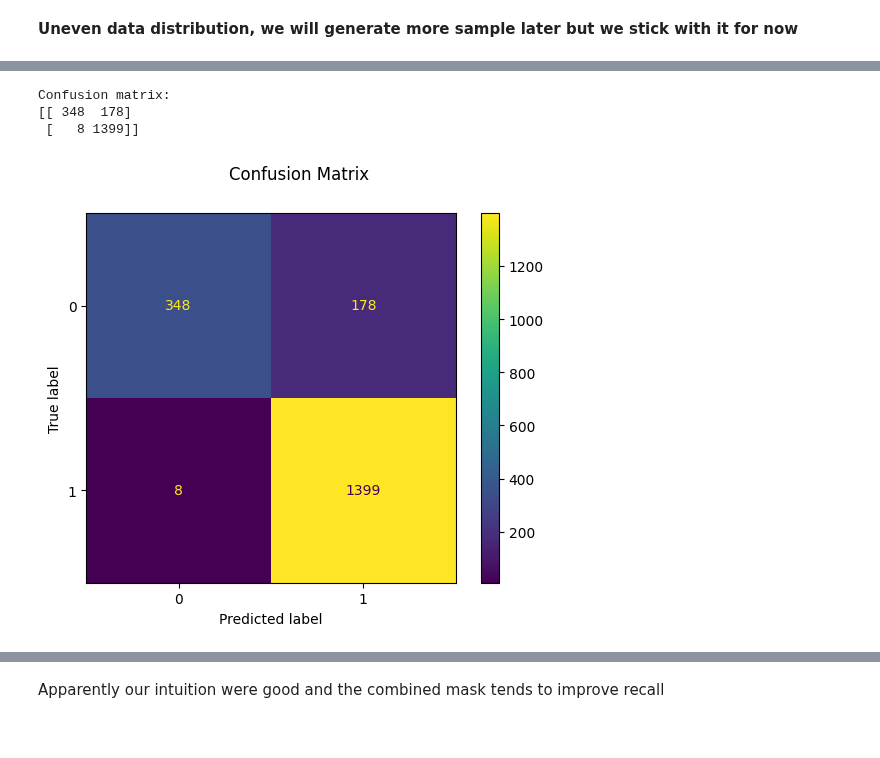
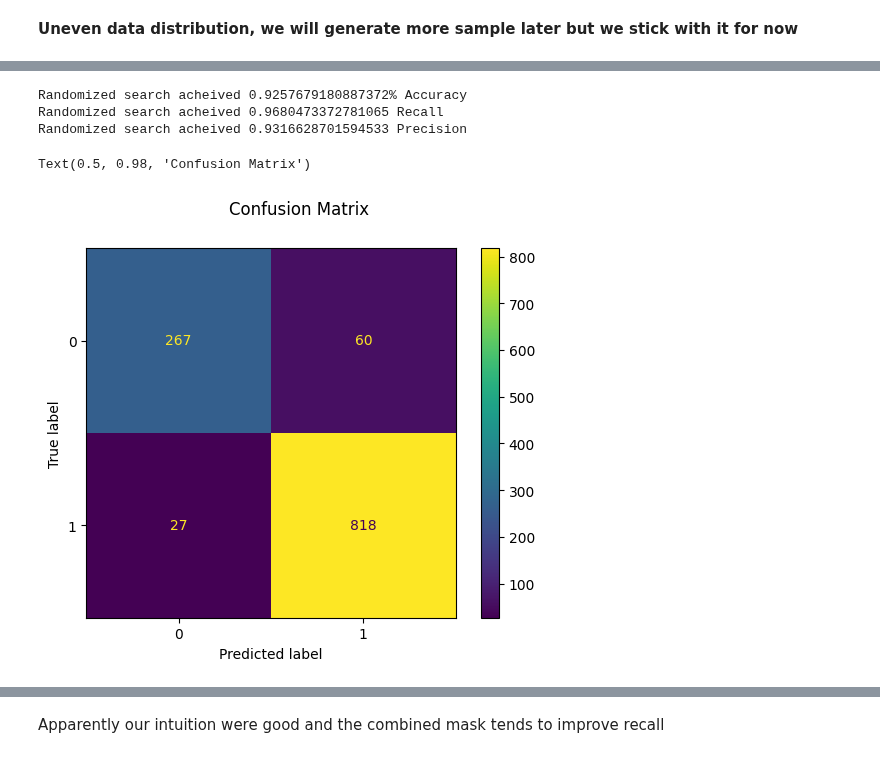
Before and after one commit to lucas066001/IllnessRecognition, a Jupyter notebook: app/ml/modelsFindingTwoClasses.ipynb, the cells around one changed output, grey strips where cells are left out. Saved outputs shown, nothing was run; the diff lists cells and outputs as text; code cells hidden in the pictures.

```diff
--- a/app/ml/modelsFindingTwoClasses.ipynb
+++ b/app/ml/modelsFindingTwoClasses.ipynb
@@ -61 +51,8 @@ array([0, 1])
+# %%
+from sklearn.decomposition import PCA
+
+pca = PCA(n_components=50)
+X_pca = pca.fit_transform(X)
+
+X_train_pca_simpler, X_test_pca_simpler, y_train_simpler, y_test_simpler = train_test_split(X_pca, y_simpler, test_size=0.20, random_state=0)
 # %%
@@ -332,12 +105,34 @@ Randomized search acheived 0.8871274571972099 Precision
-# %%
-from sklearn.metrics import ConfusionMatrixDisplay
-y_pred_simpler = pipeline.predict(X_test_simple)
-disp = ConfusionMatrixDisplay.from_predictions(y_test_simple, y_pred_simpler)
-disp.figure_.suptitle("Confusion Matrix")
-print(f"Confusion matrix:\n{disp.confusion_matrix}")
-plt.show()
-# %% [output]
-Confusion matrix:
-[[ 348  178]
- [   8 1399]]
-[figure, removed]
+# %%
+#2c pca
+from local_lib.mask_transformer import MaskSeuilTransformer
+from sklearn.neighbors import KNeighborsClassifier
+from sklearn.pipeline import Pipeline
+from sklearn.preprocessing import Normalizer
+from sklearn.metrics import accuracy_score, recall_score, precision_score
+from sklearn.metrics import ConfusionMatrixDisplay
+
+pipeline = Pipeline([
+    ('norm', Normalizer()),
+    ('knn', KNeighborsClassifier(n_neighbors=13))
+])
+
+pipeline.fit(X_train_pca_simpler, y_train_simpler)
+y_pred = pipeline.predict(X_test_pca_simpler)
+
+# Calculate precision and recall and accuracy
+ac = accuracy_score(y_test_simpler, y_pred)
+precision = precision_score(y_test_simpler, y_pred)
+recall = recall_score(y_test_simpler, y_pred)
+
+
+print("Randomized search acheived " + str(ac) + "% Accuracy")
+print("Randomized search acheived " + str(recall) + " Recall")
+print("Randomized search acheived " + str(precision) + " Precision")
+disp = ConfusionMatrixDisplay.from_predictions(y_test_simpler, y_pred)
+disp.figure_.suptitle("Confusion Matrix")
+# %% [output]
+Randomized search acheived 0.9257679180887372% Accuracy
+Randomized search acheived 0.9680473372781065 Recall
+Randomized search acheived 0.9316628701594533 Precision
+Text(0.5, 0.98, 'Confusion Matrix')
+[figure, added]
```
Also changed, not shown: parts of 29 cells of this notebook, 3 other files.
